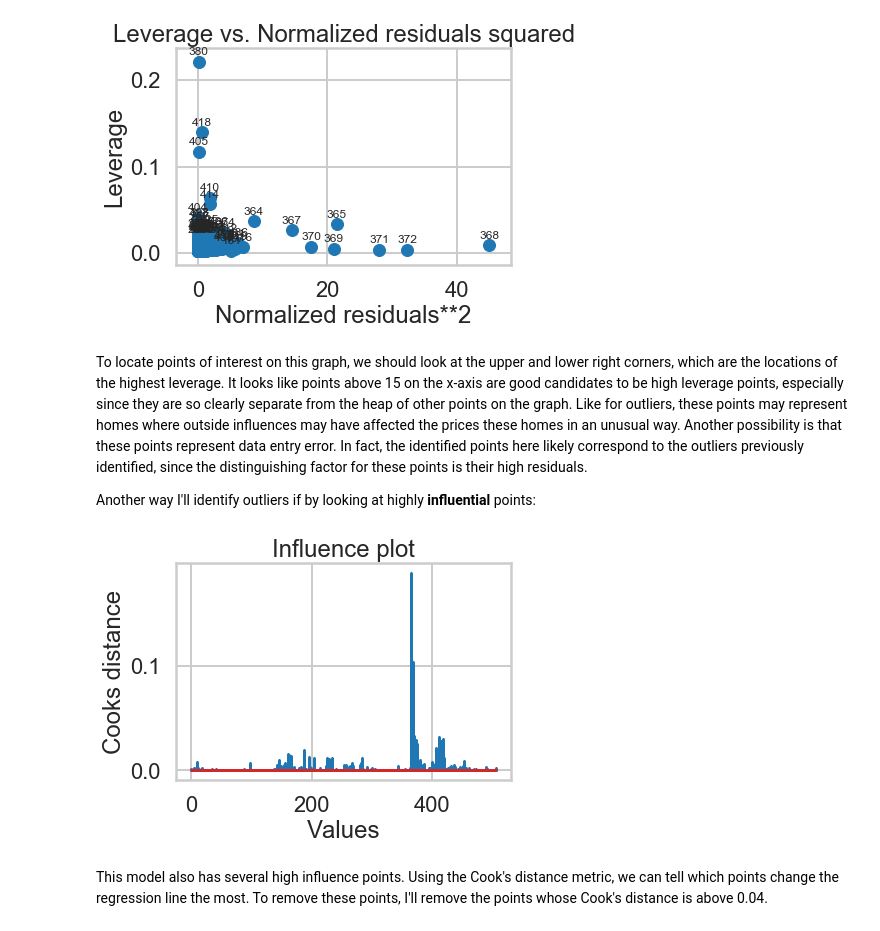
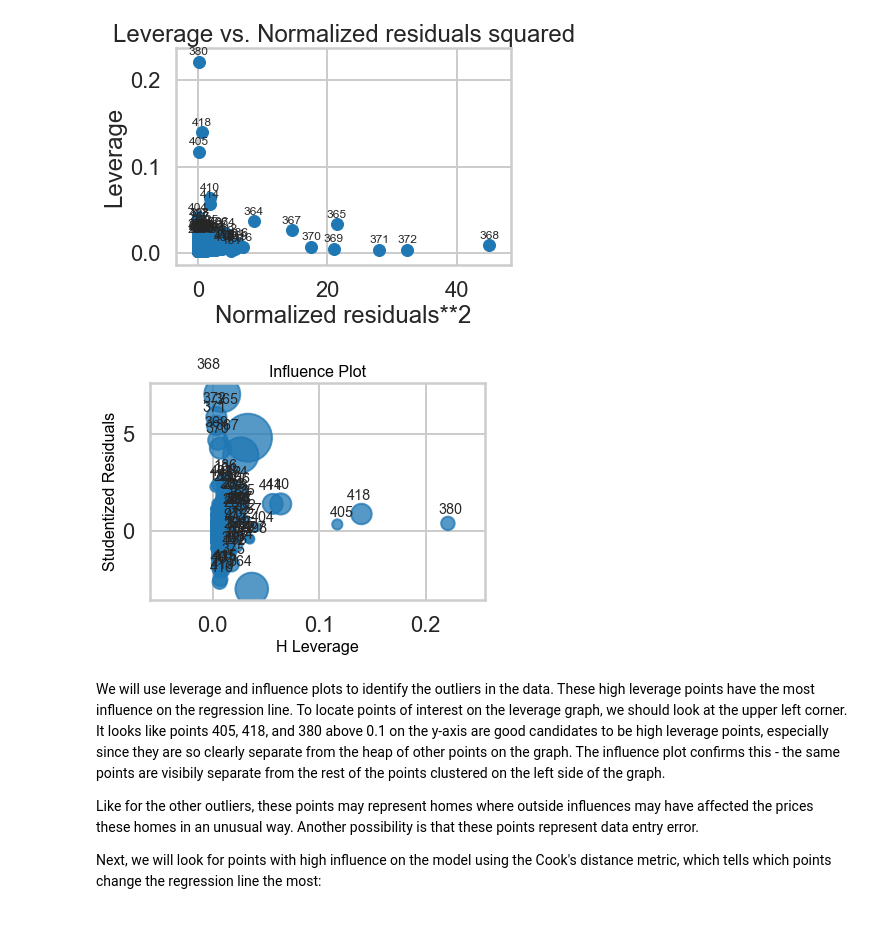
Before and after one commit to clairemiles/Mini-Projects, a Jupyter notebook: linear_regression/Linear_Regression.ipynb, the cells around one changed output. Drawn from its saved outputs; the diff is of its cells as text; code cells hidden in the pictures.

```diff
--- a/linear_regression/Linear_Regression.ipynb
+++ b/linear_regression/Linear_Regression.ipynb
@@ -966,22 +977,15 @@ plot_leverage_resid2(m)
 plt.show()
 # %% [output]
 [figure]
+# %%
+# influence plot of studentized residutals vs. leverage
+influence_plot(m)
+plt.show()
+# %% [output]
+[figure, added]
 # %% [markdown]
-To locate points of interest on this graph, we should look at the upper and lower right corners, which are the locations of the highest leverage. It looks like points above 15 on the x-axis are good candidates to be high leverage points, especially since they are so clearly separate from the heap of other points on the graph. Like for outliers, these points may represent homes where outside influences may have affected the prices these homes in an unusual way. Another possibility is that these points represent data entry error. In fact, the identified points here likely correspond to the outliers previously identified, since the distinguishing factor for these points is their high residuals.
+We will use leverage and influence plots to identify the outliers in the data. These high leverage points have the most influence on the regression line. To locate points of interest on the leverage graph, we should look at the upper left corner. It looks like points 405, 418, and 380 above 0.1 on the y-axis are good candidates to be high leverage points, especially since they are so clearly separate from the heap of other points on the graph. The influence plot confirms this - the same points are visibily separate from the rest of the points clustered on the left side of the graph.
 
-Another way I'll identify outliers if by looking at highly **influential** points:
+Like for the other outliers, these points may represent homes where outside influences may have affected the prices these homes in an unusual way. Another possibility is that these points represent data entry error.
+
+Next, we will look for points with high influence on the model using the Cook's distance metric, which tells which points change the regression line the most:
-# %%
-# high influence points
-influence = m.get_influence()
-(c, p) = influence.cooks_distance
-bos['cooks'] = c # add as attribute in dataframe
-
-plt.stem(np.arange(len(c)), c, markerfmt=",")
-plt.title("Influence plot")
-plt.xlabel("Values")
-plt.ylabel("Cooks distance")
-plt.show()
-# %% [output]
-[figure, removed]
-# %% [markdown]
-This model also has several high influence points. Using the Cook's distance metric, we can tell which points change the regression line the most. To remove these points, I'll remove the points whose Cook's distance is above 0.04.
```
Also changed, not shown: parts of 18 cells of this notebook.
